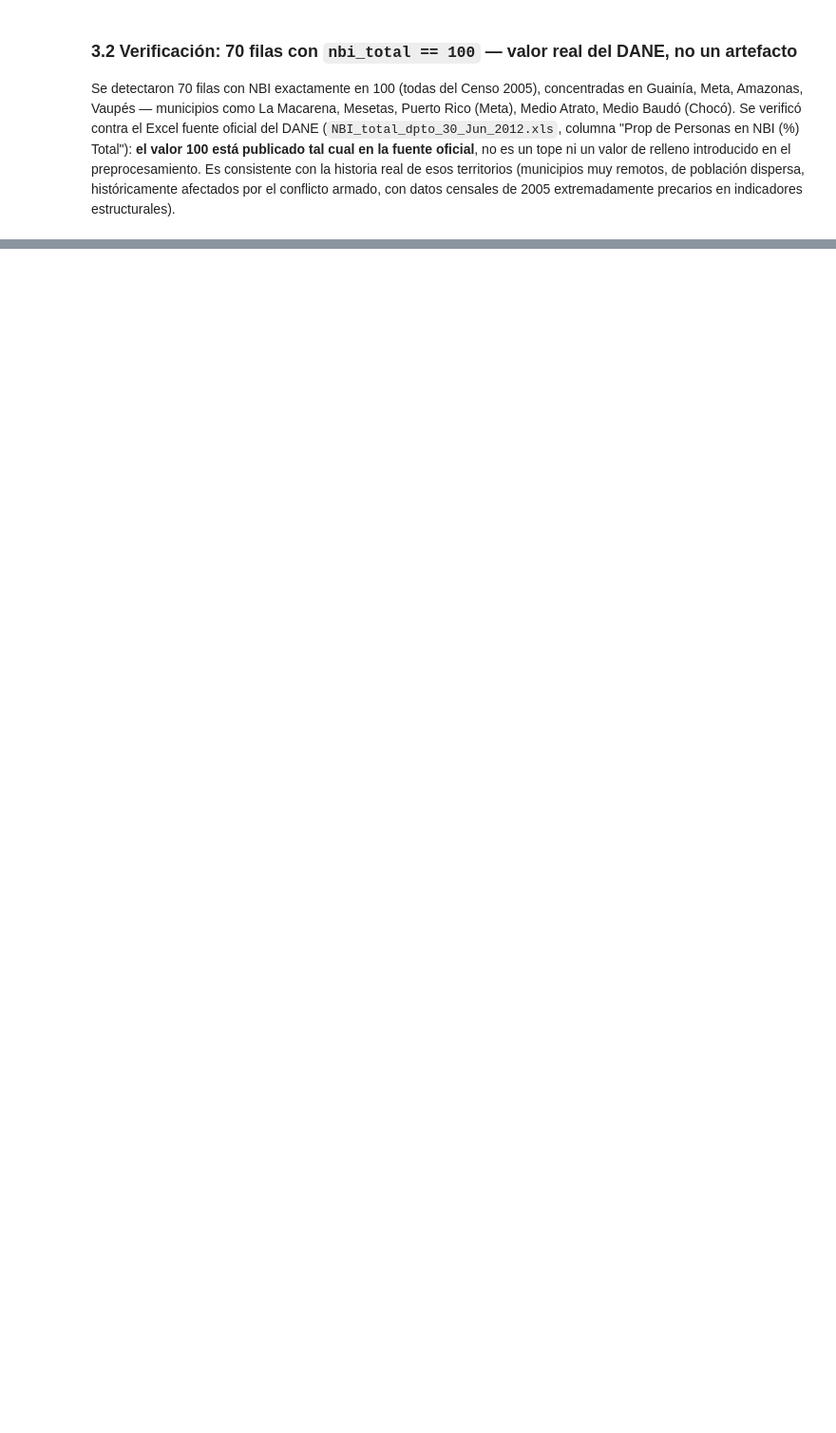
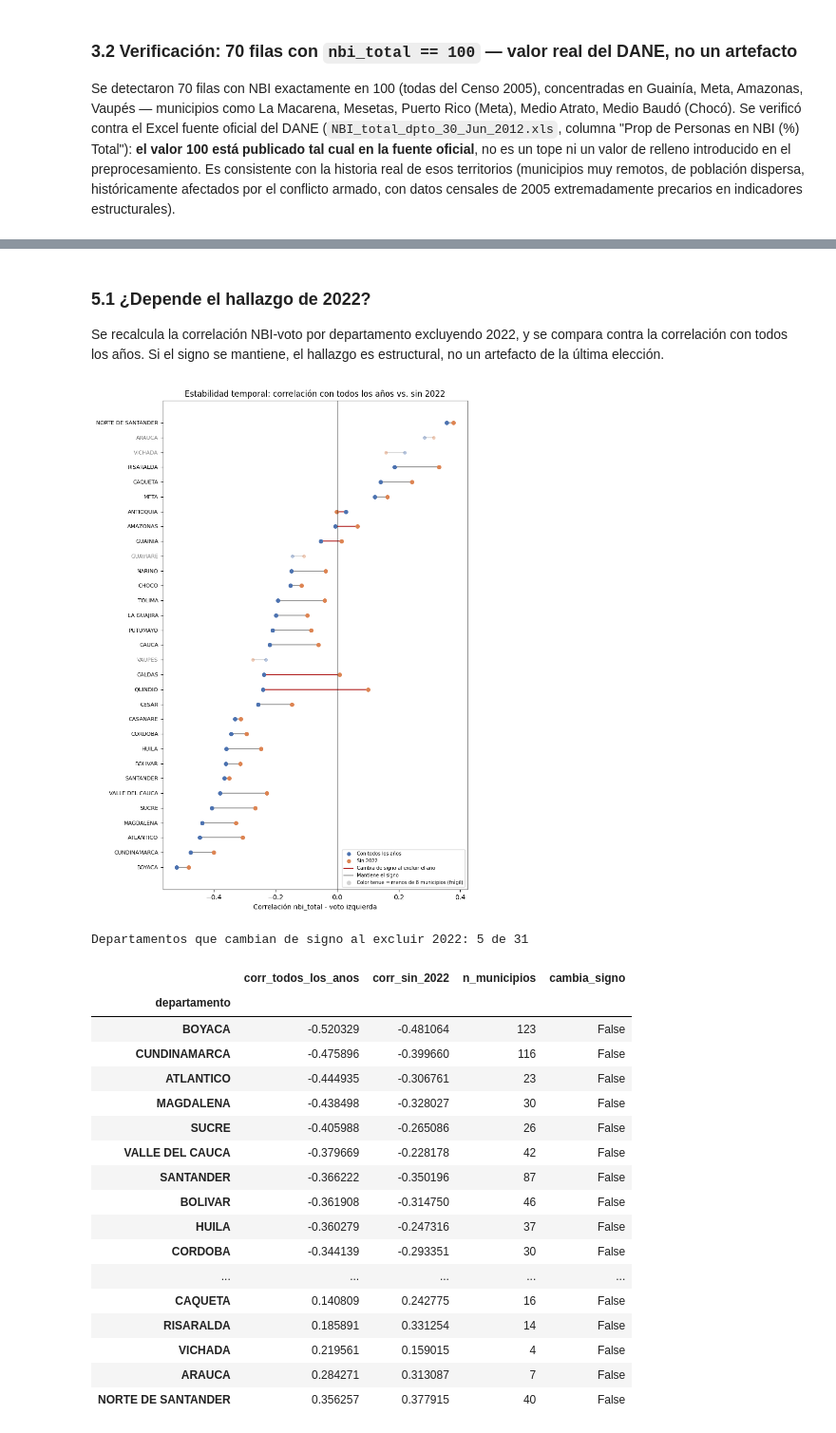
Before and after one commit to usbdiego7777-ui/tfm-electoral-colombia, a Jupyter notebook: notebooks/02_eda.ipynb, the cells around one changed output, grey strips where cells are left out. Shown at 95% size. Drawn from its saved outputs; the diff is of its cells as text; code cells hidden in the pictures; blank space fills up the shorter version.

```diff
--- a/notebooks/02_eda.ipynb
+++ b/notebooks/02_eda.ipynb
@@ -408,0 +417,39 @@ extremadamente precarios en indicadores estructurales).
+# %% [markdown]
+### 5.1 ¿Depende el hallazgo de 2022?
+
+Se recalcula la correlación NBI-voto por departamento excluyendo 2022, y se compara contra la
+correlación con todos los años. Si el signo se mantiene, el hallazgo es estructural, no un
+artefacto de la última elección.
+# %%
+from src.eda_utils import graficar_estabilidad_temporal_correlacion
+
+df_validos = df[df["valido_para_modelado"] == 1].copy()
+
+estabilidad_nbi = graficar_estabilidad_temporal_correlacion(
+    df_validos, "nbi_total", ano_a_excluir=2022,
+    ruta_salida=f"{BASE_DIR}/notebooks/figuras/eda_05_estabilidad_temporal_nbi.png",
+)
+n_cambian_signo = estabilidad_nbi["cambia_signo"].sum()
+print(f"Departamentos que cambian de signo al excluir 2022: {n_cambian_signo} de {len(estabilidad_nbi)}")
+estabilidad_nbi
+# %% [output]
+[figure, added]
+Departamentos que cambian de signo al excluir 2022: 5 de 31
+|  | corr_todos_los_anos | corr_sin_2022 | n_municipios | cambia_signo |
+| departamento |  |  |  |  |
+| BOYACA | -0.520329 | -0.481064 | 123 | False |
+| CUNDINAMARCA | -0.475896 | -0.399660 | 116 | False |
+| ATLANTICO | -0.444935 | -0.306761 | 23 | False |
+| MAGDALENA | -0.438498 | -0.328027 | 30 | False |
+| SUCRE | -0.405988 | -0.265086 | 26 | False |
+| VALLE DEL CAUCA | -0.379669 | -0.228178 | 42 | False |
+| SANTANDER | -0.366222 | -0.350196 | 87 | False |
+| BOLIVAR | -0.361908 | -0.314750 | 46 | False |
+| HUILA | -0.360279 | -0.247316 | 37 | False |
+| CORDOBA | -0.344139 | -0.293351 | 30 | False |
+| ... | ... | ... | ... | ... |
+| CAQUETA | 0.140809 | 0.242775 | 16 | False |
+| RISARALDA | 0.185891 | 0.331254 | 14 | False |
+| VICHADA | 0.219561 | 0.159015 | 4 | False |
+| ARAUCA | 0.284271 | 0.313087 | 7 | False |
+| NORTE DE SANTANDER | 0.356257 | 0.377915 | 40 | False |
```
Also changed, not shown: parts of 6 cells of this notebook, 4 other files.
